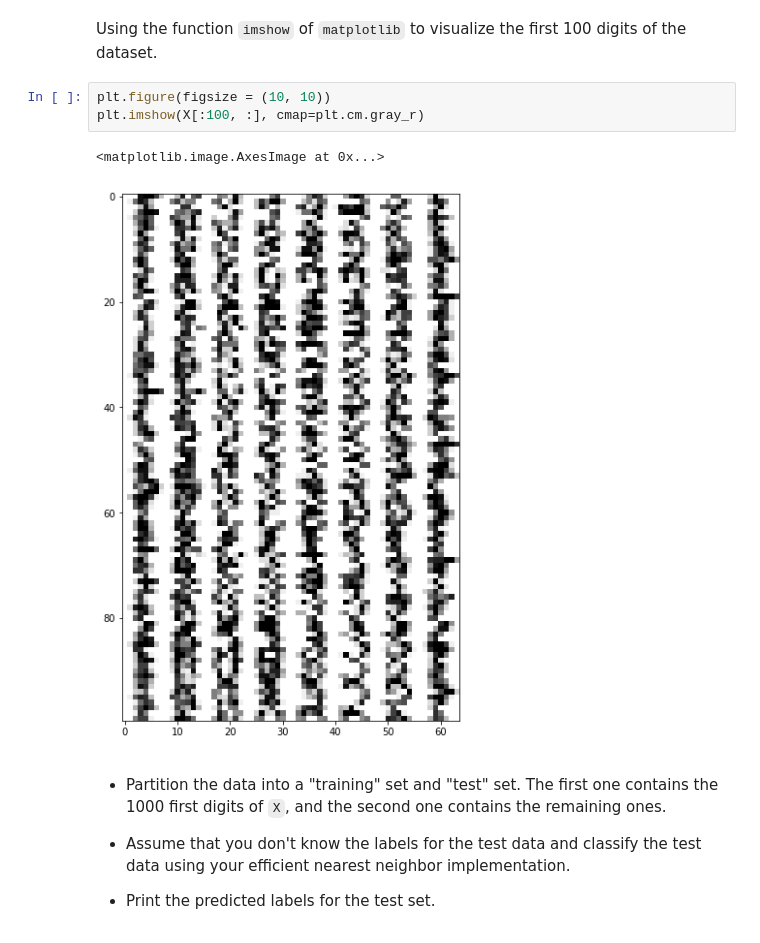
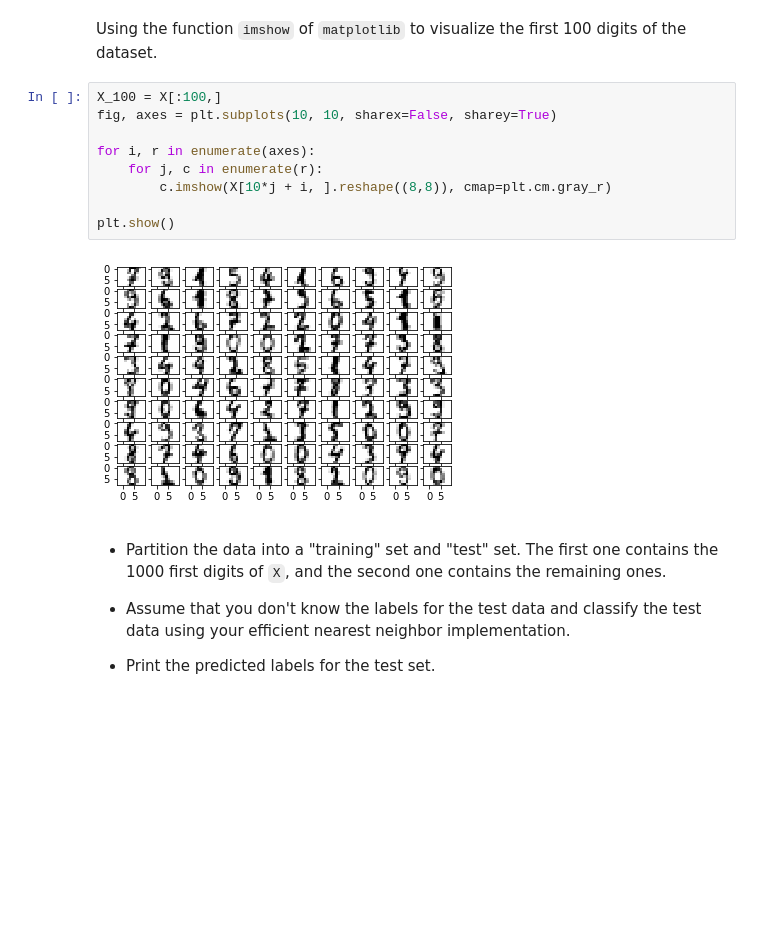
Before and after one commit to thsis/Python_ML, a Jupyter notebook: py4ml2.ipynb, the cells around one changed output. Saved outputs shown, nothing was run; the diff lists cells and outputs as text; blank space fills up the shorter version.

```diff
--- a/py4ml2.ipynb
+++ b/py4ml2.ipynb
@@ -274,11 +244,16 @@ X,Y = data.digits()
 # %% [markdown]
 Using the function `imshow` of `matplotlib` to visualize the first 100 digits of the dataset.
-# %%
-plt.figure(figsize = (10, 10))
-plt.imshow(X[:100, :], cmap=plt.cm.gray_r)
-# %% [output]
-<matplotlib.image.AxesImage at 0x...>
-[figure, removed]
+# %%
+X_100 = X[:100,]
+fig, axes = plt.subplots(10, 10, sharex=False, sharey=True)
+
+for i, r in enumerate(axes):
+    for j, c in enumerate(r):
+        c.imshow(X[10*j + i, ].reshape((8,8)), cmap=plt.cm.gray_r)
+
+plt.show()
+# %% [output]
+[figure, added]
 # %% [markdown]
 * Partition the data into a "training" set and "test" set. The first one contains the 1000 first digits of `X`, and the second one contains the remaining ones.
 
```
Also changed, not shown: parts of 10 cells of this notebook, 1 other file.
